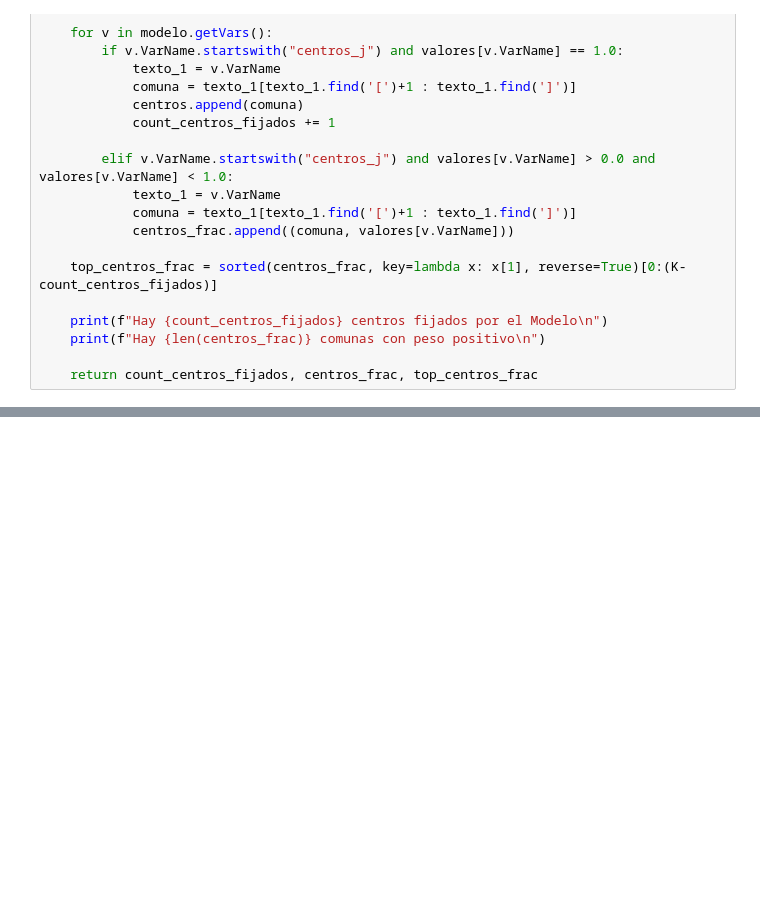
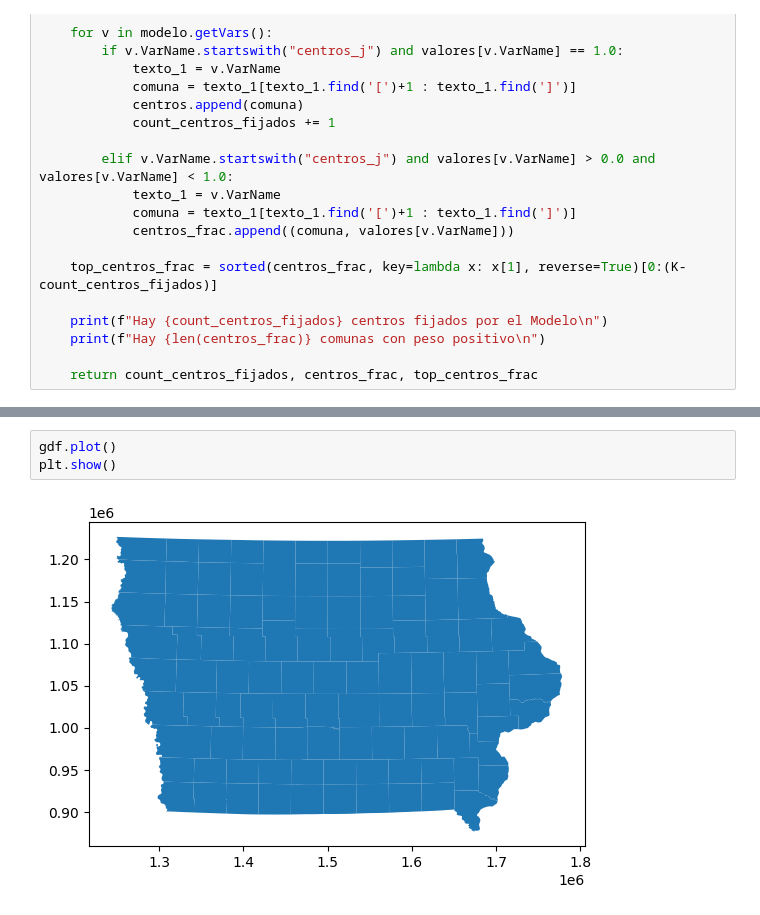
Before and after one commit to Andresdiazdcd/Tesis, a Jupyter notebook: Códigos/main_eeuu.ipynb, the cells around one changed output, grey strips where cells are left out. Drawn from its saved outputs; the diff is of its cells as text; blank space fills up the shorter version.

```diff
--- a/Códigos/main_eeuu.ipynb
+++ b/Códigos/main_eeuu.ipynb
@@ -153,0 +220,5 @@ Hay 88 comunas con peso positivo
+# %%
+gdf.plot()
+plt.show()
+# %% [output]
+[figure, added]
```
Also changed, not shown: parts of 10 cells of this notebook, 15 other files.
